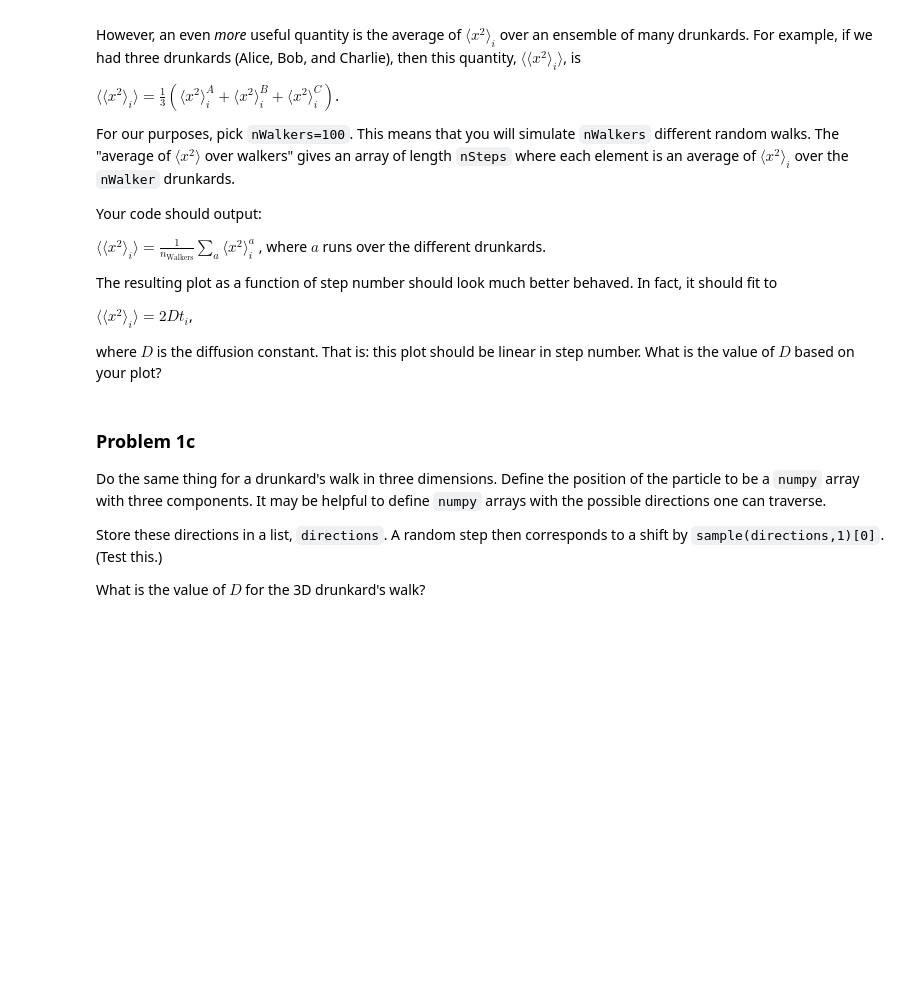
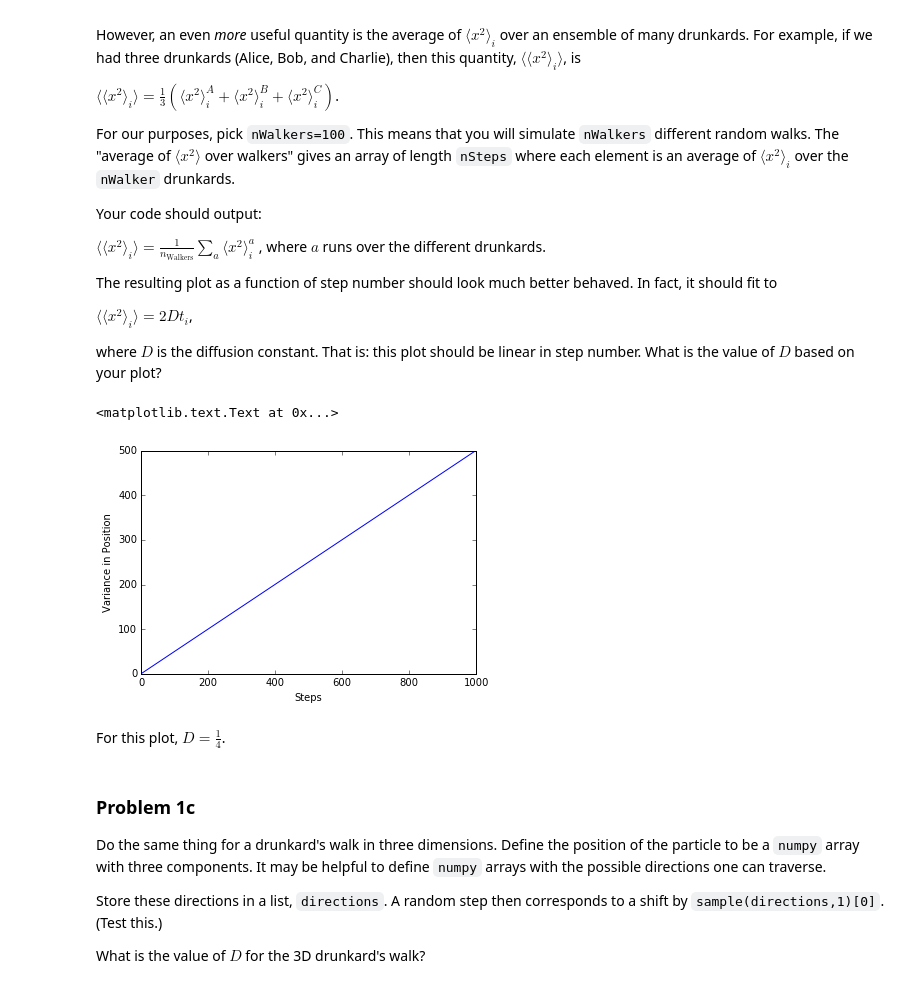
Before and after one commit to whick002/Homework06, a Jupyter notebook: Homework 6.ipynb, the cells around one changed output. Drawn from its saved outputs; the diff is of its cells as text; code cells hidden in the pictures; blank space fills up the shorter version.

```diff
--- a/Homework 6.ipynb
+++ b/Homework 6.ipynb
@@ -50,6 +100,42 @@ The resulting plot as a function of step number should look much better behaved.
 $\langle \langle x^2 \rangle_i\rangle = 2 D t_i$,
 
 where $D$ is the diffusion constant. That is: this plot should be linear in step number. What is the value of $D$ based on your plot?
+# %%
+
+def drunkards_walk_var(nWalkers,nSteps):
+
+    '''finds the variance of the canonical drunkards walk at each step for nWalkers different walks'''
+    # INITIALIZE VARIABLES
+    x_positions_var=[]
+    all_x=np.zeros((nWalkers,nSteps))
+    all_xsqr=np.zeros((nWalkers,nSteps))
+    steps=np.arange(nSteps)
+
+    # GENERATE WALKS
+    for i in range(nWalkers):
+        _,all_xsqr[i]=drunkards_walk(nSteps)[1:3]
+
+    # CALCULATE VARIANCE FOR EACH STEP
+    for i in range(nWalkers):
+        x_positions_var_temp=[]
+        xsqr_positions_temp=all_xsqr[i]
+        for j in range(nSteps):
+            x_positions_var_temp.append(np.mean(xsqr_positions_temp[0:j]))
+        x_positions_var.append(x_positions_var_temp)
+
+    x_positions_var=mean(x_positions_var,axis=0)
+
+    return steps,x_positions_var
+
+steps,x_positions_var=drunkards_walk_var(100,1000)
+plt.plot(steps,x_positions_var)
+plt.xlabel('Steps')
+plt.ylabel('Variance in Position')
+# %% [output]
+<matplotlib.text.Text at 0x...>
+[figure, added]
+# %% [markdown]
+For this plot, $D=\frac{1}{4}$.
 # %% [markdown]
 ### Problem 1c
 
```
Also changed, not shown: parts of 10 cells of this notebook.
